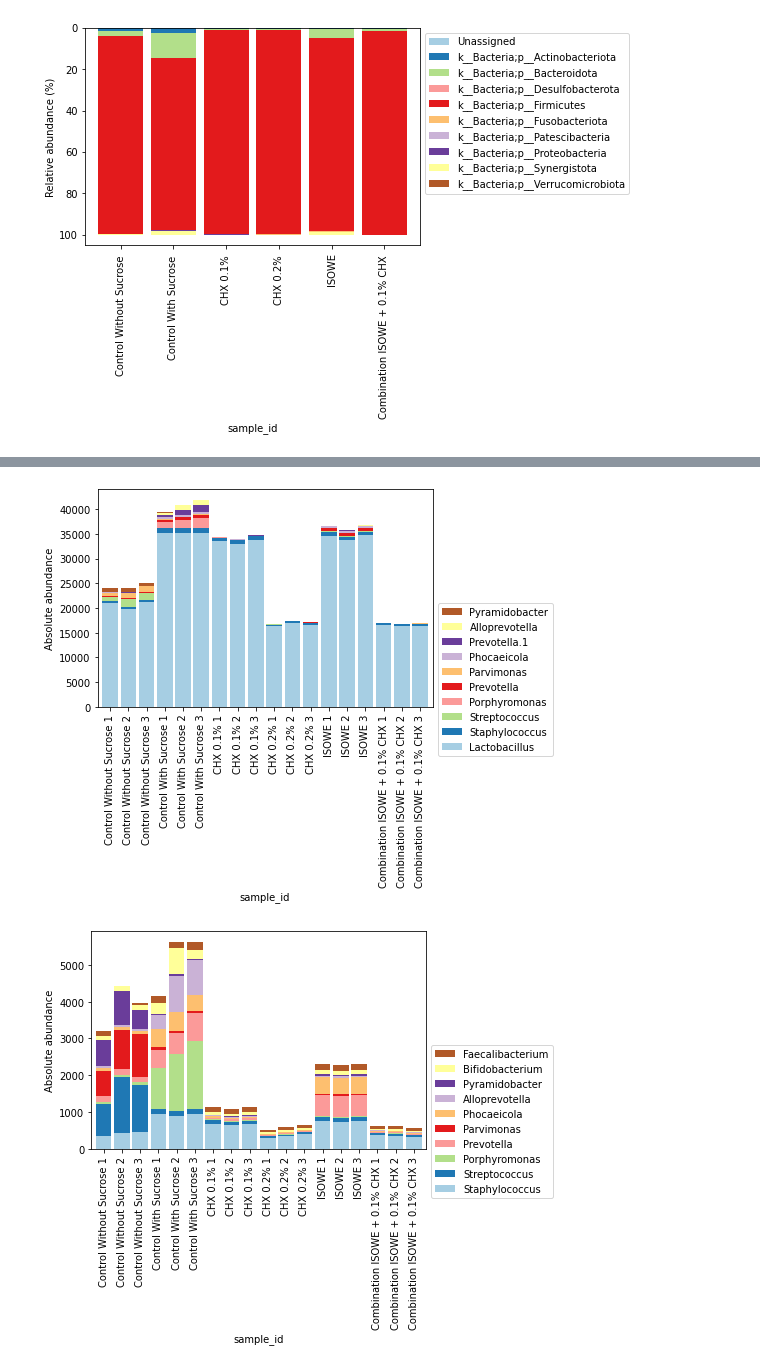
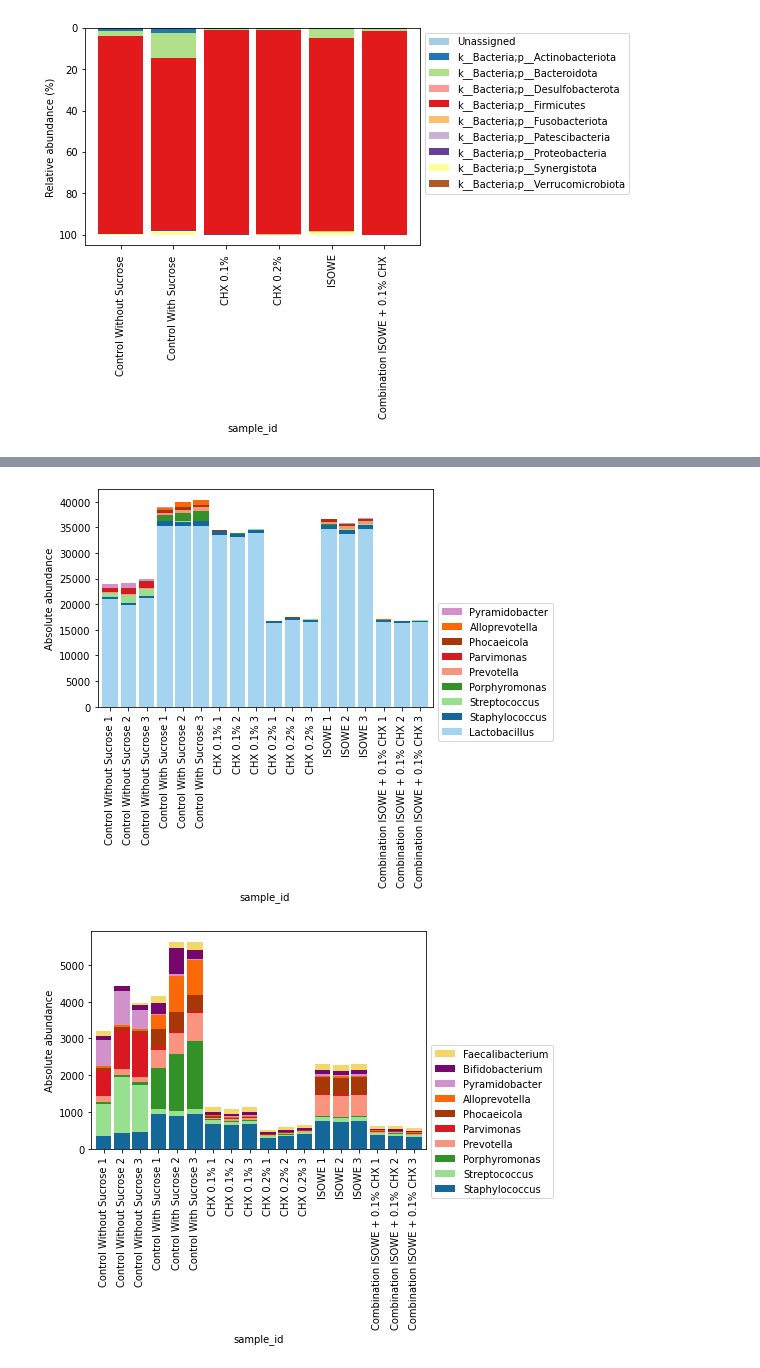
Before and after one commit to thuy1893/graphs, a Jupyter notebook: barcharts_Suvro.ipynb, the cells around one changed output, grey strips where cells are left out. Cells and saved outputs as stored; diff of their text form; code cells hidden in the pictures.

```diff
--- a/barcharts_Suvro.ipynb
+++ b/barcharts_Suvro.ipynb
@@ -36,7 +36,8 @@ genera10.head()
 | 3 | Control With Sucrose 1 | 35184 | 953 | 137 | 1101 | 499 | 66 | ... |
 | 4 | Control With Sucrose 2 | 35209 | 897 | 133 | 1540 | 588 | 58 | ... |
 # %%
-ax = genera10.plot.bar(stacked=True, x='sample_id', rot=90, fontsize=10, width=0.85, colormap='Paired')
+col=["#a5d4f0", "#146899", "#98e090", "#329127", "#fa947f", "#d91821", "#a83707", "#fa6807", "#d192cc"]
+ax = genera10.plot.bar(stacked=True, x='sample_id', rot=90, fontsize=10, width=0.85, color=col) #instead of color, could have had colormap='Paired'
 #the x='taxon' is to set the column 'taxon' as the lavels on the x-axis.]
 #for colormap, see: http://scipy.github.io/old-wiki/pages/Cookbook/Matplotlib/Show_colormaps
 #ax.invert_yaxis()
@@ -53,25 +54,26 @@ plt.legend(reversed_handles,reversed_labels, bbox_to_anchor=(1, 0.5))
 plt.ylabel('Absolute abundance')
 plt.show()
 # %% [output]
-[figure, old version]
+[figure, new version]
 # %%
 genera10_b = pd.read_csv("top10_genera_noLacto.csv")
 # %%
-ax = genera10_b.plot.bar(stacked=True, x='sample_id', rot=90, fontsize=10, width=0.85, colormap='Paired')
+col=["#146899", "#98e090", "#329127", "#fa947f", "#d91821", "#a83707", "#fa6807", "#d192cc","#75076d", "#f2d76b"]
+ax = genera10_b.plot.bar(stacked=True, x='sample_id', rot=90, fontsize=10, width=0.85, color=col)
 #the x='taxon' is to set the column 'taxon' as the lavels on the x-axis.]
 #for colormap, see: http://scipy.github.io/old-wiki/pages/Cookbook/Matplotlib/Show_colormaps
 #ax.invert_yaxis()
 #plt.legend(bbox_to_anchor=(1.0, 1.0))
 #plt.tight_layout()
 #ax.figure.savefig('phylum_Suvro.png')
 current_handles, current_labels = plt.gca().get_legend_handles_labels()
 reversed_handles = list(reversed(current_handles))
 reversed_labels = list(reversed(current_labels))
 
 # call plt.legend() with the new values
 plt.legend(reversed_handles,reversed_labels, bbox_to_anchor=(1, 0.5))
 
 plt.ylabel('Absolute abundance')
 plt.show()
 # %% [output]
-[figure, old version]
+[figure, new version]
```
Also changed, not shown: 1 other file.
